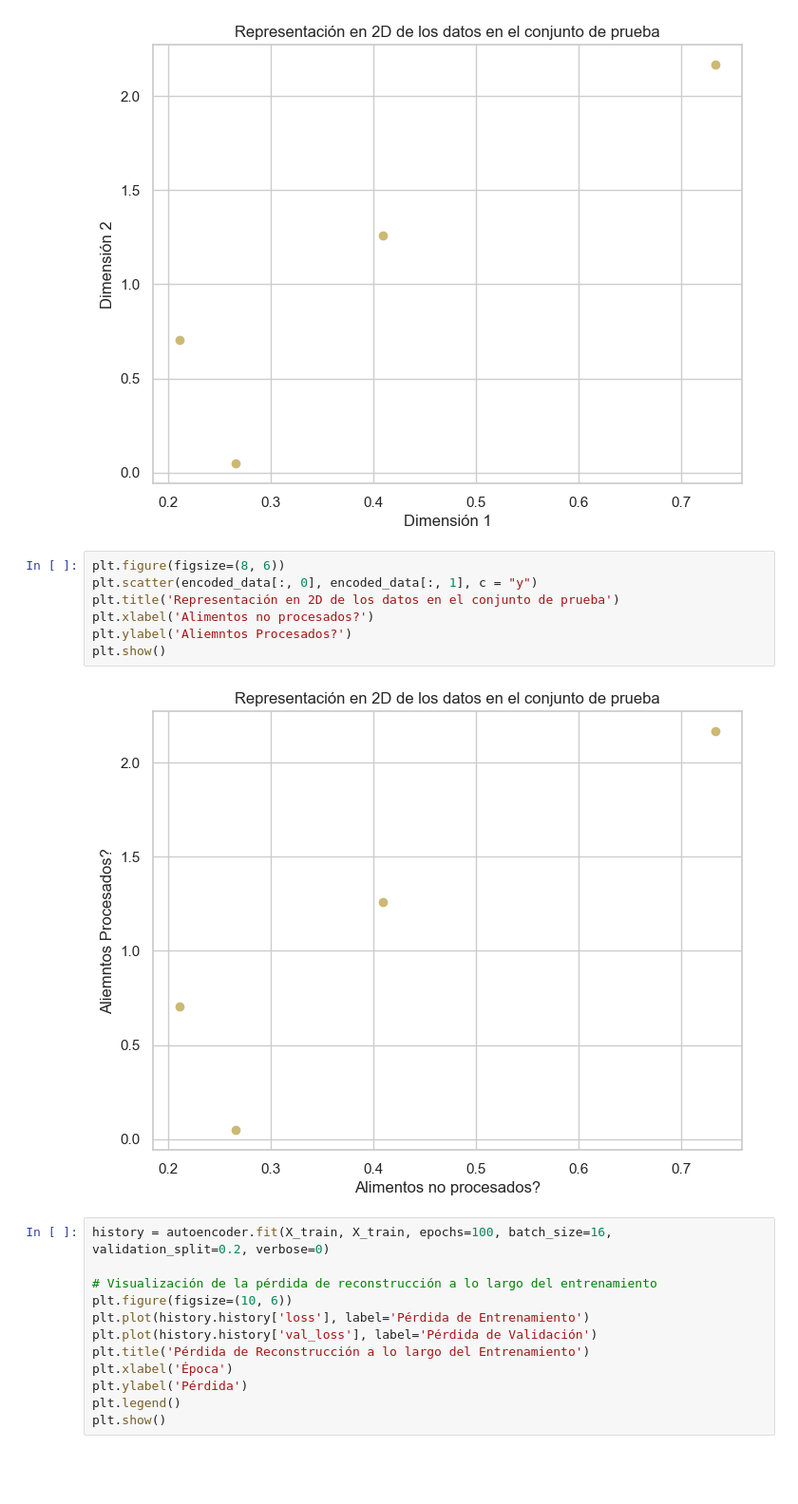
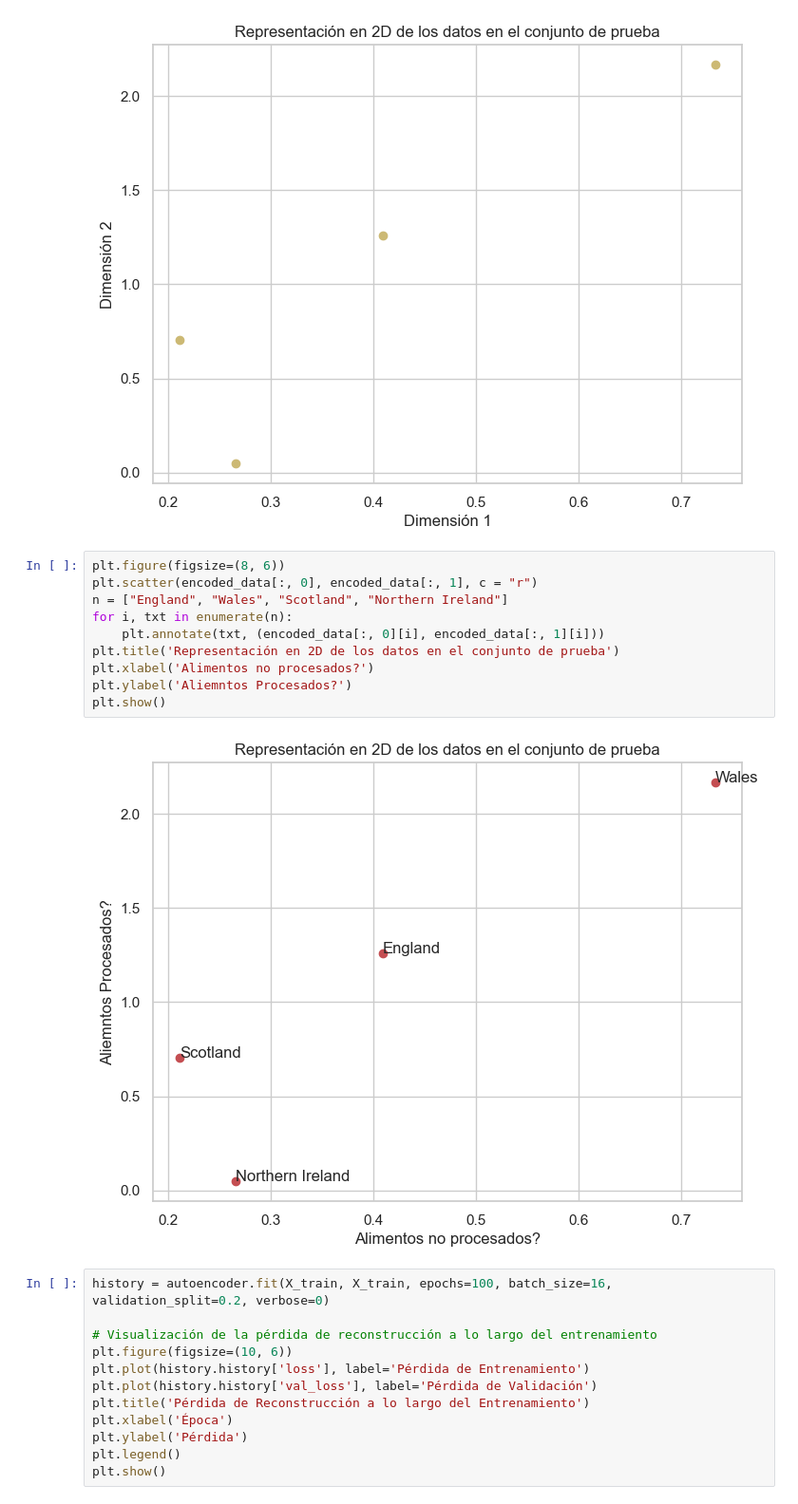
Before and after one commit to aleg001/Lab5-DS, a Jupyter notebook: Lab5.ipynb, the cells around one changed output. Shown at 95% size. Cells and saved outputs as stored; diff of their text form; blank space fills up the shorter version.

```diff
--- a/Lab5.ipynb
+++ b/Lab5.ipynb
@@ -216,13 +216,16 @@ print(encoded_data)
 [figure]
 # %%
 plt.figure(figsize=(8, 6))
-plt.scatter(encoded_data[:, 0], encoded_data[:, 1], c = "y")
+plt.scatter(encoded_data[:, 0], encoded_data[:, 1], c = "r")
+n = ["England", "Wales", "Scotland", "Northern Ireland"]
+for i, txt in enumerate(n):
+    plt.annotate(txt, (encoded_data[:, 0][i], encoded_data[:, 1][i]))
 plt.title('Representación en 2D de los datos en el conjunto de prueba')
 plt.xlabel('Alimentos no procesados?')
 plt.ylabel('Aliemntos Procesados?')
 plt.show()
 # %% [output]
-[figure, old version]
+[figure, new version]
 # %%
 history = autoencoder.fit(X_train, X_train, epochs=100, batch_size=16, validation_split=0.2, verbose=0)
 
```
